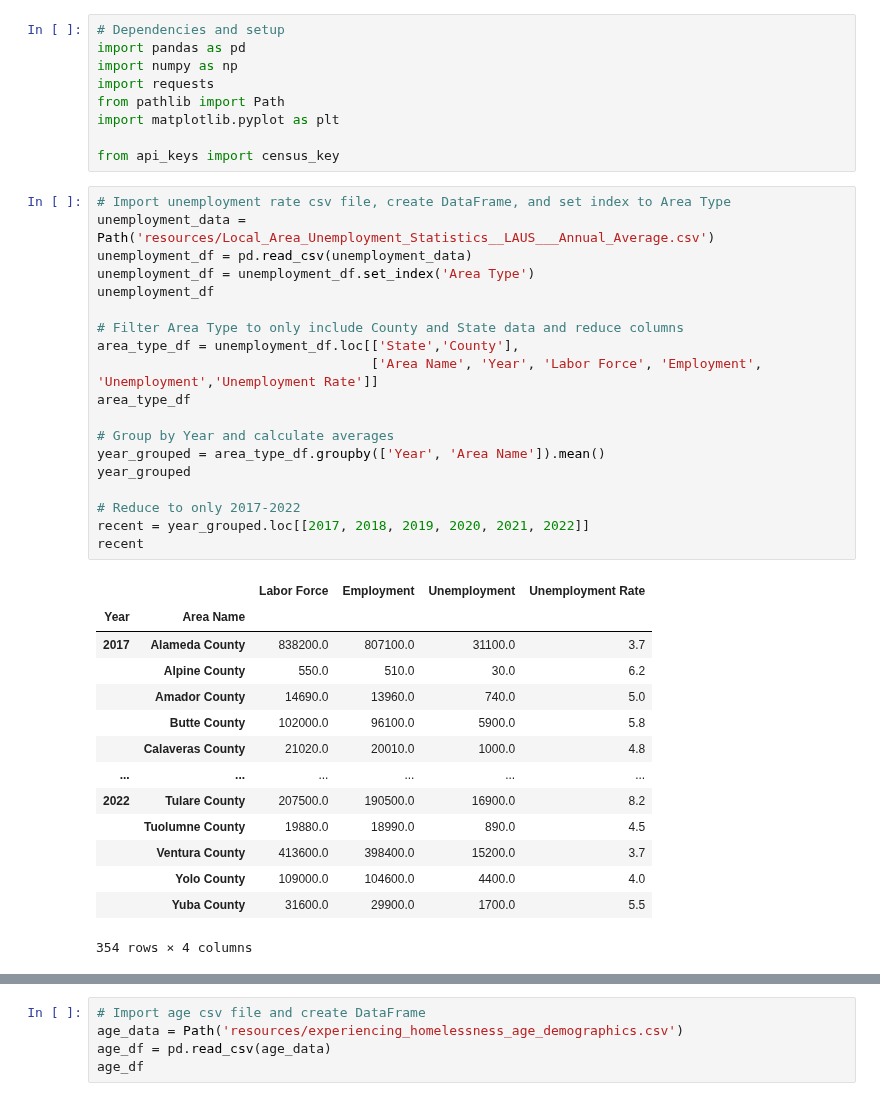
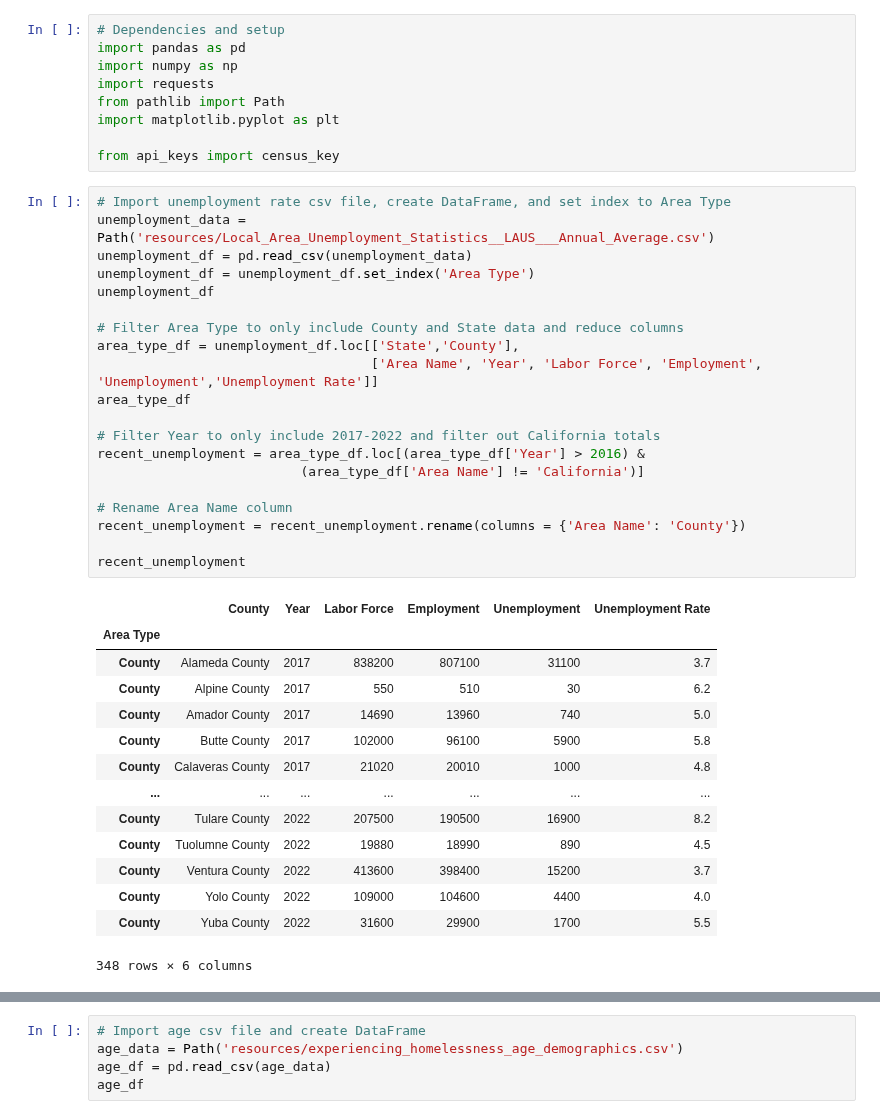
Before and after one commit to evacs/Project-1, a Jupyter notebook: matt_data_exploration.ipynb, the cells around one changed output, grey strips where cells are left out. Cells and saved outputs as stored; diff of their text form.

```diff
--- a/matt_data_exploration.ipynb
+++ b/matt_data_exploration.ipynb
@@ -10,34 +10,35 @@ from api_keys import census_key
 # %%
 # Import unemployment rate csv file, create DataFrame, and set index to Area Type
 unemployment_data = Path('resources/Local_Area_Unemployment_Statistics__LAUS___Annual_Average.csv')
 unemployment_df = pd.read_csv(unemployment_data)
 unemployment_df = unemployment_df.set_index('Area Type')
 unemployment_df
 
 # Filter Area Type to only include County and State data and reduce columns
 area_type_df = unemployment_df.loc[['State','County'],
                                    ['Area Name', 'Year', 'Labor Force', 'Employment', 'Unemployment','Unemployment Rate']]
 area_type_df
 
-# Group by Year and calculate averages
-year_grouped = area_type_df.groupby(['Year', 'Area Name']).mean()
-year_grouped
+# Filter Year to only include 2017-2022 and filter out California totals
+recent_unemployment = area_type_df.loc[(area_type_df['Year'] > 2016) &
+                          (area_type_df['Area Name'] != 'California')]
 
-# Reduce to only 2017-2022
-recent = year_grouped.loc[[2017, 2018, 2019, 2020, 2021, 2022]]
-recent
+# Rename Area Name column
+recent_unemployment = recent_unemployment.rename(columns = {'Area Name': 'County'})
+
+recent_unemployment
 # %% [output]
-|  |  | Labor Force | Employment | Unemployment | Unemployment Rate |
-| Year | Area Name |  |  |  |  |
-| 2017 | Alameda County | 838200.0 | 807100.0 | 31100.0 | 3.7 |
-|  | Alpine County | 550.0 | 510.0 | 30.0 | 6.2 |
-|  | Amador County | 14690.0 | 13960.0 | 740.0 | 5.0 |
-|  | Butte County | 102000.0 | 96100.0 | 5900.0 | 5.8 |
-|  | Calaveras County | 21020.0 | 20010.0 | 1000.0 | 4.8 |
-| ... | ... | ... | ... | ... | ... |
-| 2022 | Tulare County | 207500.0 | 190500.0 | 16900.0 | 8.2 |
-|  | Tuolumne County | 19880.0 | 18990.0 | 890.0 | 4.5 |
-|  | Ventura County | 413600.0 | 398400.0 | 15200.0 | 3.7 |
-|  | Yolo County | 109000.0 | 104600.0 | 4400.0 | 4.0 |
-|  | Yuba County | 31600.0 | 29900.0 | 1700.0 | 5.5 |
+|  | County | Year | Labor Force | Employment | Unemployment | Unemployment Rate |
+| Area Type |  |  |  |  |  |  |
+| County | Alameda County | 2017 | 838200 | 807100 | 31100 | 3.7 |
+| County | Alpine County | 2017 | 550 | 510 | 30 | 6.2 |
+| County | Amador County | 2017 | 14690 | 13960 | 740 | 5.0 |
+| County | Butte County | 2017 | 102000 | 96100 | 5900 | 5.8 |
+| County | Calaveras County | 2017 | 21020 | 20010 | 1000 | 4.8 |
+| ... | ... | ... | ... | ... | ... | ... |
+| County | Tulare County | 2022 | 207500 | 190500 | 16900 | 8.2 |
+| County | Tuolumne County | 2022 | 19880 | 18990 | 890 | 4.5 |
+| County | Ventura County | 2022 | 413600 | 398400 | 15200 | 3.7 |
+| County | Yolo County | 2022 | 109000 | 104600 | 4400 | 4.0 |
+| County | Yuba County | 2022 | 31600 | 29900 | 1700 | 5.5 |
-354 rows × 4 columns
+348 rows × 6 columns
```
Also changed, not shown: parts of 17 cells of this notebook.
